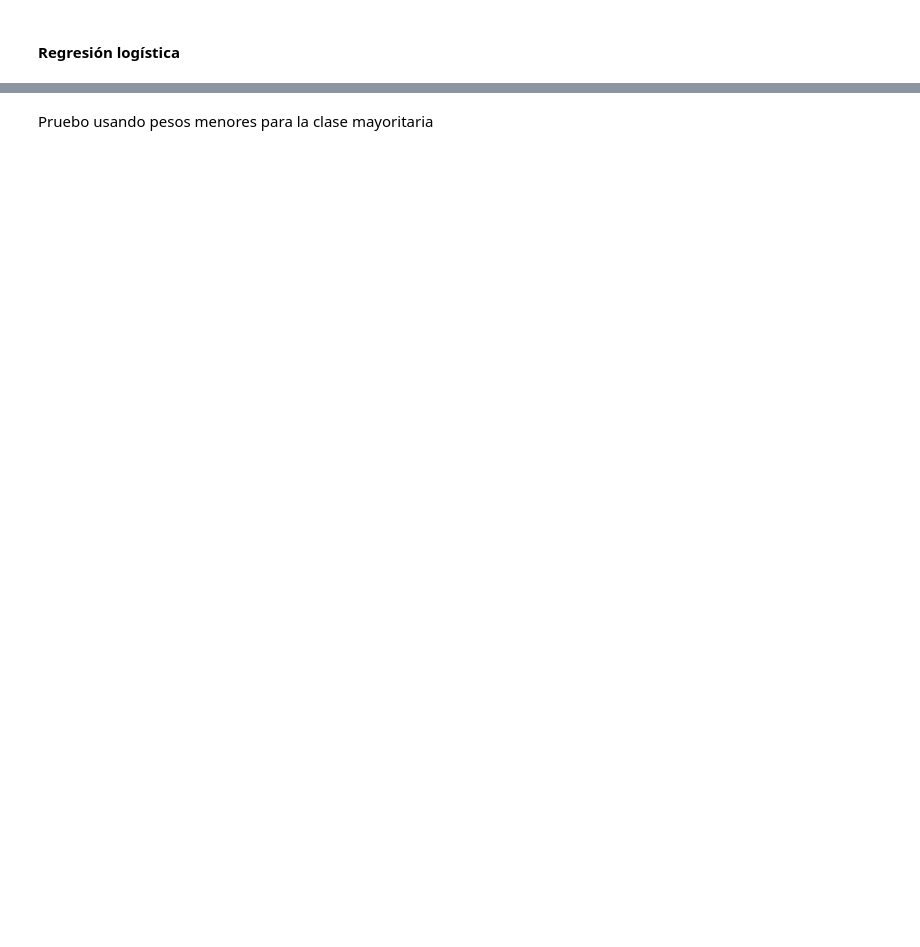
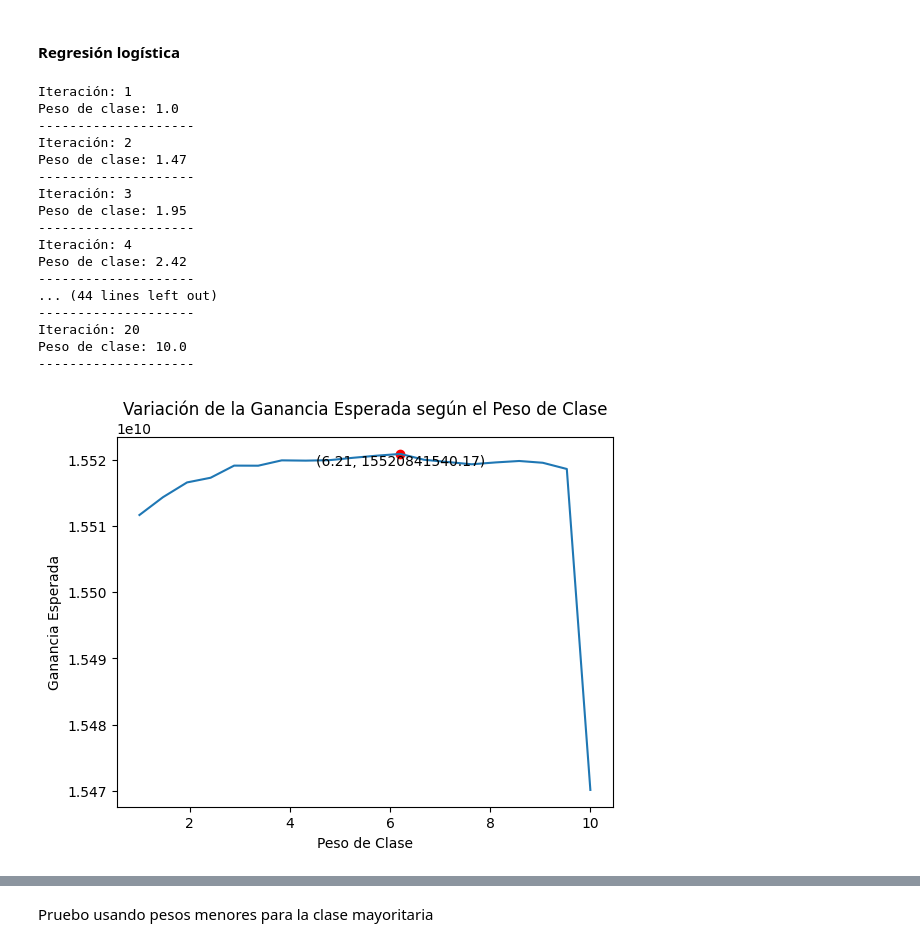
Before and after one commit to raczki/AMq1_TP, a Jupyter notebook: TP_Raczkowski.ipynb, the cells around one changed output, grey strips where cells are left out. Drawn from its saved outputs; the diff is of its cells as text; code cells hidden in the pictures; blank space fills up the shorter version.

```diff
--- a/TP_Raczkowski.ipynb
+++ b/TP_Raczkowski.ipynb
@@ -717,8 +747,8 @@ X_train_sc.head()
 # Definir los diferentes pesos para ajustar el equilibrio de clases
 # Probé primero con valores hasta el inverso del desequilibrio de clase, pero con pesos mayores a 10 la ganancia solo cae
 # desbalance = 1/0.0018
-# weights = np.linspace(1, desbalance, 30)
-weights = np.linspace(1, 10, 50)
+# weights = np.linspace(1, desbalance, 5)
+weights = np.linspace(1, 10, 20)
 weights = np.round(weights, decimals=2)
 profits = []
 #accuracy_scores = []
@@ -763,30 +793,49 @@ for i, weight in enumerate(weights):
     profits.append(profit)
 
     # Imprimir los resultados
     print("Iteración:", i+1)
     print("Peso de clase:", weight)
     # print(classification_report(y_test,y_pred))
     print("--------------------")
 
 # Gráfico de ganancias
 max_index = profits.index(max(profits))
 plt.plot(weights, profits)
 plt.scatter(weights[max_index], profits[max_index], color='red', marker='o')
 plt.xlabel('Peso de Clase')
 plt.ylabel('Ganancia Esperada')
 plt.title('Variación de la Ganancia Esperada según el Peso de Clase')
 plt.annotate(f'({weights[max_index]}, {profits[max_index]:.2f})', xy=(weights[max_index], profits[max_index]),
              xytext=(weights[max_index], profits[max_index]-50),
              ha='center', va='top')
 plt.show()
 
 # Gráfico de métricas
 # plt.plot(weights, accuracy_scores, label='Accuracy') # no tiene sentido ver accuracy con este nivel de desbalance
 plt.plot(weights, precision_scores, label='Precision')
 plt.plot(weights, recall_scores, label='Recall')
 plt.plot(weights, f1_scores, label='F1-score')
 plt.xlabel('Peso de Clase')
 plt.ylabel('Valor de la Métrica')
 plt.title('Métricas de Evaluación para cada Peso de Clase')
 plt.legend()
 plt.show()
+# %% [output]
+Iteración: 1
+Peso de clase: 1.0
+--------------------
+Iteración: 2
+Peso de clase: 1.47
+--------------------
+Iteración: 3
+Peso de clase: 1.95
+--------------------
+Iteración: 4
+Peso de clase: 2.42
+--------------------
+... (44 lines left out)
+--------------------
+Iteración: 20
+Peso de clase: 10.0
+--------------------
+[figure, added]
```
Also changed, not shown: parts of 18 cells of this notebook.
